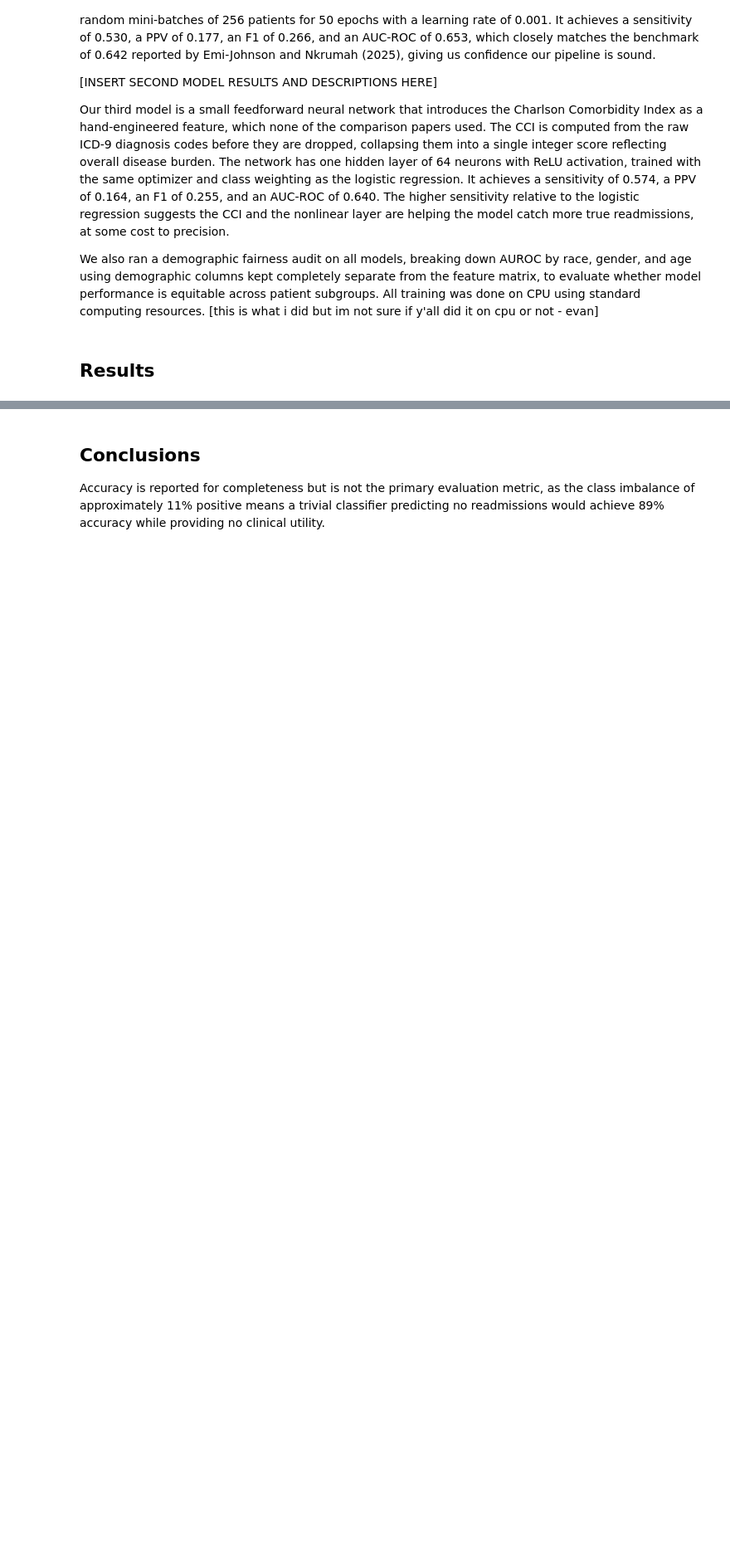
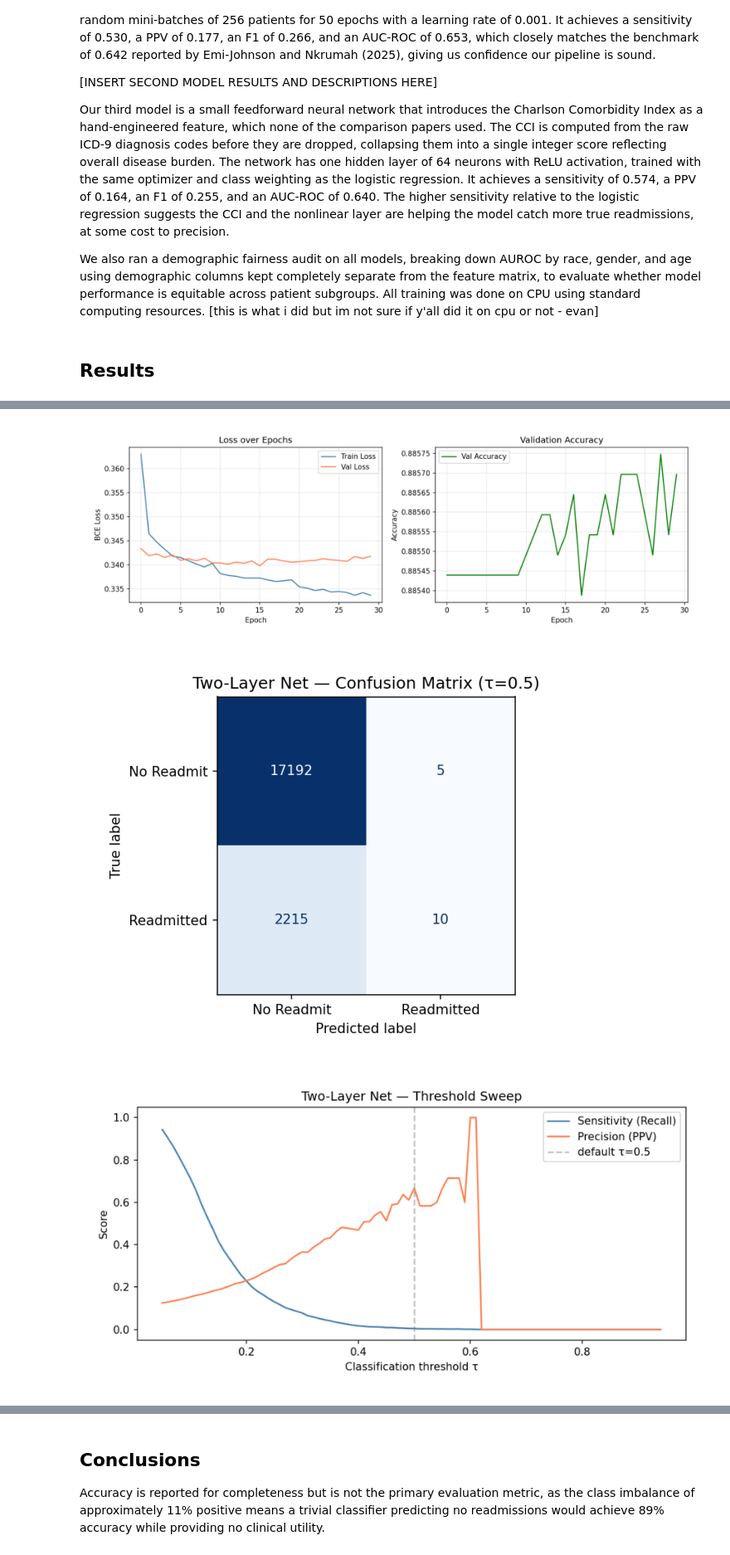
Before and after one commit to JayBirddy/Middlebury-ML-Class-Proj, a Jupyter notebook: report.ipynb, the cells around one changed output, grey strips where cells are left out. Shown at 83% size. Saved outputs shown, nothing was run; the diff lists cells and outputs as text; code cells hidden in the pictures; blank space fills up the shorter version.

```diff
--- a/report.ipynb
+++ b/report.ipynb
@@ -330,0 +362,10 @@ We also ran a demographic fairness audit on all models, breaking down AUROC by r
+# %%
+# neural network plots
+show_plot(os.path.join(graph_dir_nn, 'training_curves.png'))
+show_plot(os.path.join(graph_dir_nn, 'confusion_matrix.png'))
+show_plot(os.path.join(graph_dir_nn, 'threshold_sweep.png'))
+show_plot(os.path.join(graph_dir_nn, 'fairness_audit.png'))
+# %% [output]
+[figure, added]
+[figure, added]
+[figure, added]
```
Also changed, not shown: parts of 6 cells of this notebook.
